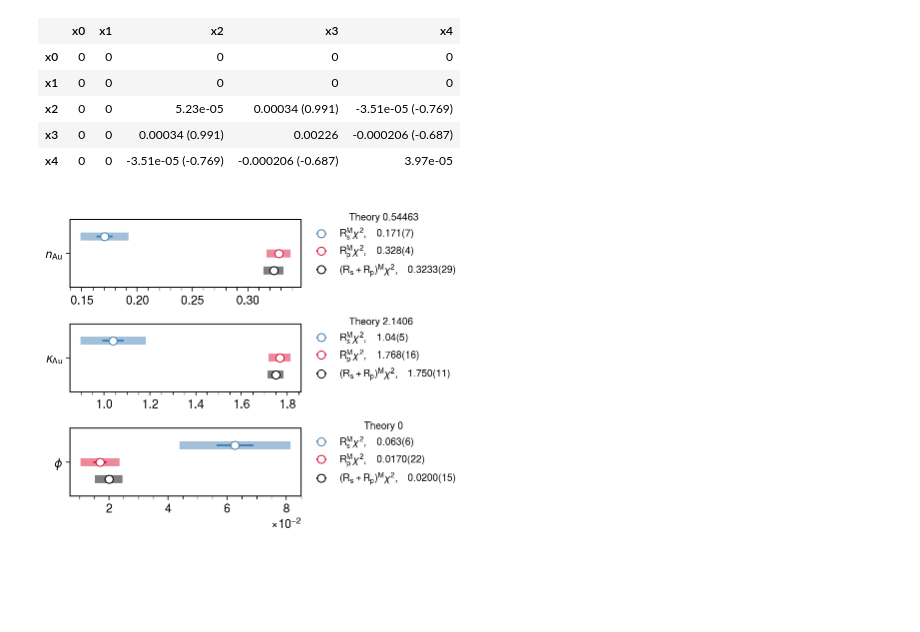
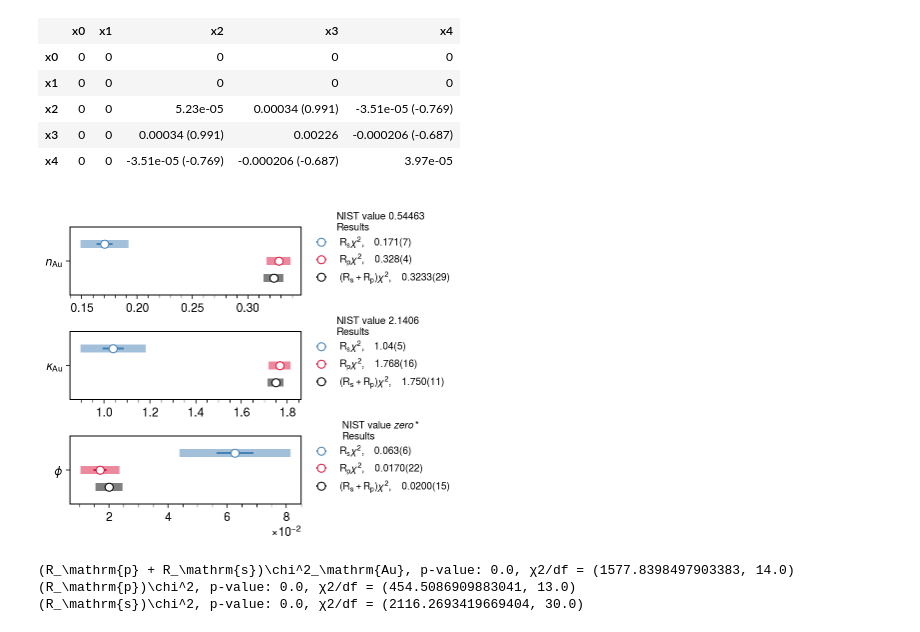
Before and after one commit to mattiasotgia/fresnel_cSi, a Jupyter notebook: analysis/AU_fit_result.ipynb, the cells around one changed output. Saved outputs shown, nothing was run; the diff lists cells and outputs as text; code cells hidden in the pictures; blank space fills up the shorter version.

```diff
--- a/analysis/AU_fit_result.ipynb
+++ b/analysis/AU_fit_result.ipynb
@@ -15,6 +15,8 @@ from iminuit.pdg_format import pdg_format
 
 from iminuit.cost import LeastSquares
 import glob
+# %%
+plt.rcParams['figure.dpi'] = 150
 # %% [markdown]
 # Gold-Film (Au) sample fitting
 
@@ -90,8 +92,8 @@ CommRRC2MM = Minuit(CommRRChi2, parameters)
 CommRRC2MM.fixed[0] = True
 CommRRC2MM.fixed[1] = True
 
-# CommRRC2MM.limits[2] = (0,2)
-# CommRRC2MM.limits[2] = (0,3)
+CommRRC2MM.limits[2] = (0,2)
+CommRRC2MM.limits[3] = (0,3)
 
 CommRRC2MM.migrad()
 CommRRC2MM.hesse()
@@ -163,7 +237,7 @@ theorehical_values = {
     'kAir': 0,
     'nAu': 0.54463,
     'kAu': 2.1406,
-    'phase': 0
+    'phase': 'zero*'
 }
 
 for v, e, n in zip(CommRRC2MM.values, CommRRC2MM.errors, names.keys()):
@@ -262,35 +335,45 @@ def p_plot(RsM: Minuit, RpM: Minuit, RRM: Minuit, names: dict, th_values: dict,
 
     j=0
 
     for i, (Rs, Rp, RR, name_key) in enumerate(zip(RsMData, RpMData, RRMData, names.keys())):
         if plot_fixed:
             if RRM.fixed[i]:
                 continue
             else:
                 pass
         else:
             pass
 
         axs[j].errorbar(y= 0.1, x=Rs[0], xerr=Rs[1], color=s_color, ecolor=s_color, fmt='o', mfc='w',
-                        label=f'$\mathrm{{R_s^M}}\chi^2, \quad{ufloat(Rs[0], Rs[1]):uSL}$')
+                        label=f'$\mathrm{{R_s}}\chi^2, \quad{ufloat(Rs[0], Rs[1]):uSL}$')
         axs[j].errorbar(y= 0.1, x=Rs[0], xerr=3 * Rs[1], color=s_color, fmt='.', elinewidth=8, ecolor=mpl.colors.to_rgba(s_color, 0.5), zorder=1)
 
         axs[j].errorbar(y= 0.,  x=Rp[0], xerr=Rp[1], color=p_color, ecolor=p_color, fmt='o', mfc='w',
-                        label=f'$\mathrm{{R_p^M}}\chi^2, \quad{ufloat(Rp[0], Rp[1]):uSL}$')
+                        label=f'$\mathrm{{R_p}}\chi^2, \quad{ufloat(Rp[0], Rp[1]):uSL}$')
         axs[j].errorbar(y= 0.,  x=Rp[0], xerr=3 * Rp[1], color=p_color, fmt='.', elinewidth=8, ecolor=mpl.colors.to_rgba(p_color, 0.5), zorder=1)
 
         axs[j].errorbar(y=-0.1, x=RR[0], xerr=RR[1], color='k', ecolor='k', fmt='o', mfc='w',
-                        label=f'$\mathrm{{(R_s+R_p)^M}}\chi^2, \quad{ufloat(RR[0], RR[1]):uSL}$')
+                        label=f'$\mathrm{{(R_s+R_p)}}\chi^2, \quad{ufloat(RR[0], RR[1]):uSL}$')
         axs[j].errorbar(y=-0.1, x=RR[0], xerr=3 * RR[1], color='k', fmt='.', elinewidth=8, ecolor=mpl.colors.to_rgba('k', 0.5), zorder=1)
 
         axs[j].set_ylim(-0.2, 0.2)
         axs[j].set_yticks(ticks=[0.], labels=[f'${names[name_key]}$'])
         # axs[j].axvline(th_values[name_key], color='k', ls=':', lw='1')
-        axs[j].legend(loc=(1.,0), title=f'Theory ${th_values[name_key]}$')
+        axs[j].legend(loc=(1.,0), title=f'NIST value ${th_values[name_key]}$\nResults')
 
         j += 1
 
 p_plot(RsC2MM, RpC2MM, CommRRC2MM, names, theorehical_values)
 plt.savefig('../figures/Au_results_all.pdf', bbox_inches='tight')
 # %% [output]
-[figure, old version]
+[figure, new version]
+# %%
+from scipy import stats
+
+
+for name, M in zip(['(R_\mathrm{p} + R_\mathrm{s})\chi^2_\mathrm{Au}','(R_\mathrm{p})\chi^2', '(R_\mathrm{s})\chi^2'],[RsC2MM, RpC2MM, CommRRC2MM]):
+    print(f'{name}, p-value: {1 - stats.chi2.cdf(M.fmin.fval, M.ndof)}, χ2/df = {M.fval, M.ndof}')
+# %% [output]
+(R_\mathrm{p} + R_\mathrm{s})\chi^2_\mathrm{Au}, p-value: 0.0, χ2/df = (1577.8398497903383, 14.0)
+(R_\mathrm{p})\chi^2, p-value: 0.0, χ2/df = (454.5086909883041, 13.0)
+(R_\mathrm{s})\chi^2, p-value: 0.0, χ2/df = (2116.2693419669404, 30.0)
```
Also changed, not shown: parts of 19 cells of this notebook, 16 other files.
